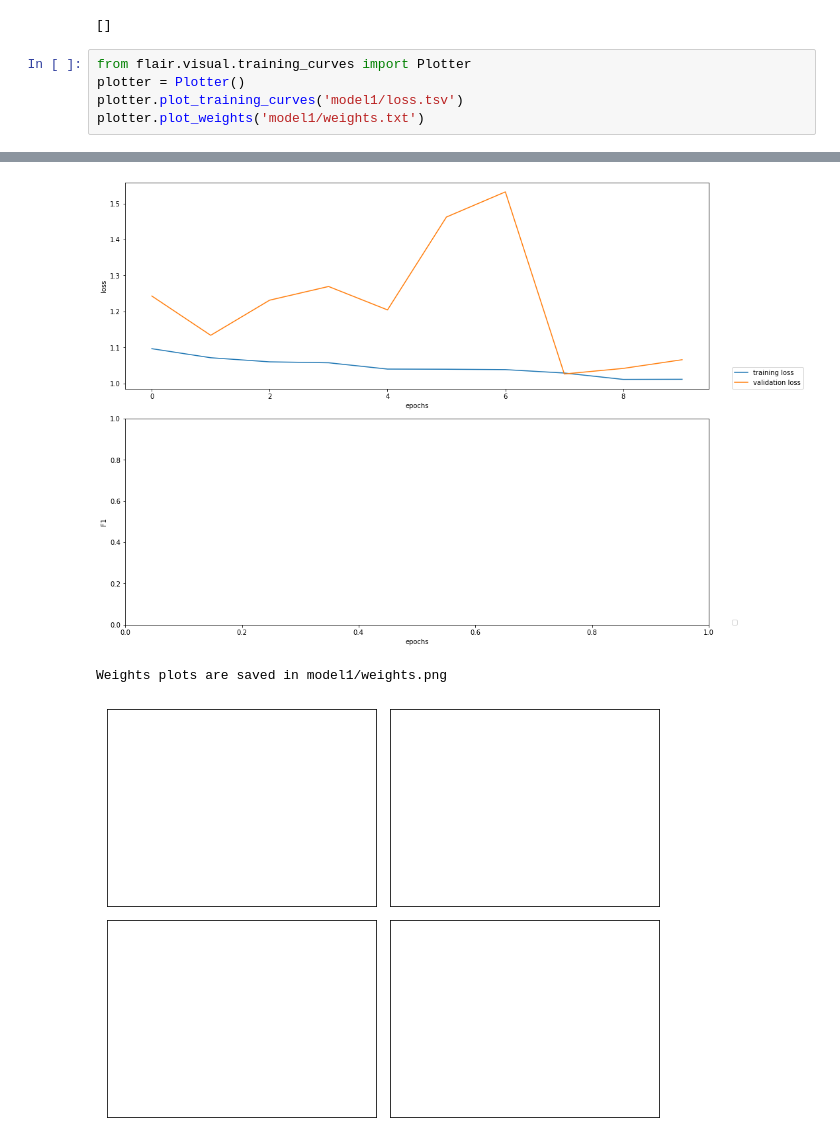
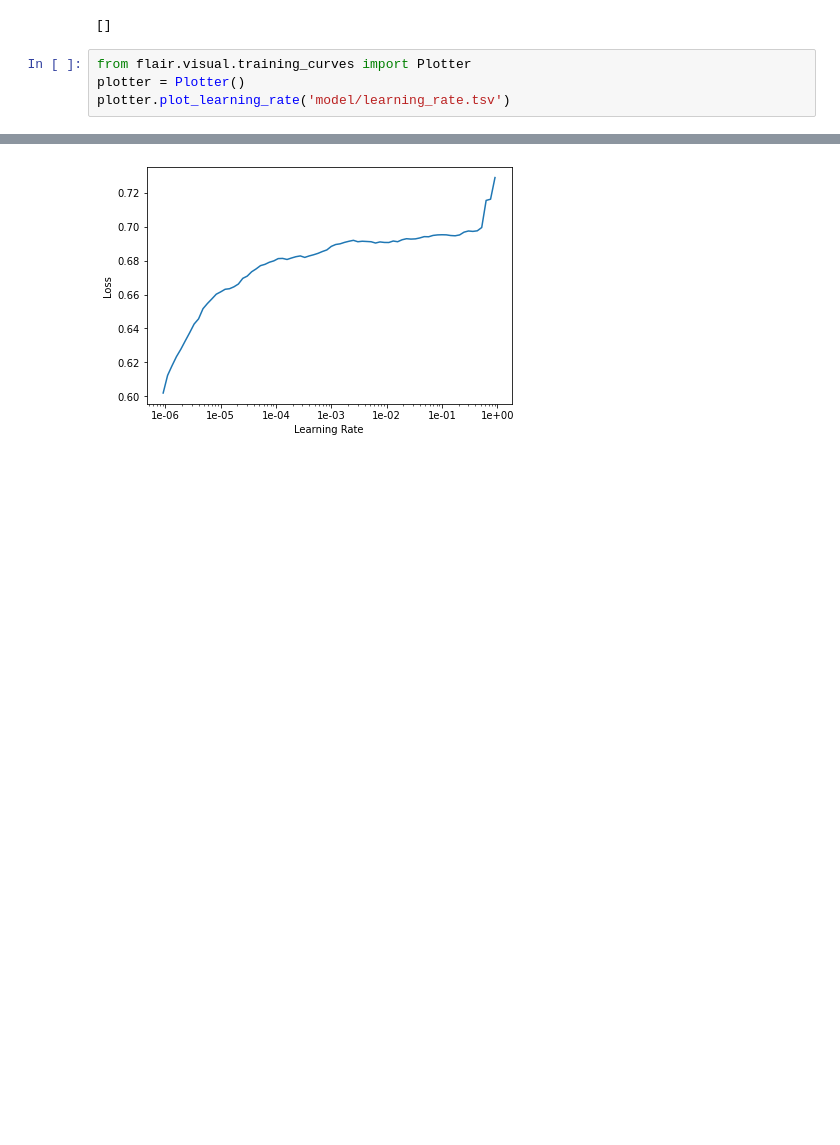
Before and after one commit to owenwjc/SentimentTrader, a Jupyter notebook: sentimentTesting.ipynb, the cells around one changed output, grey strips where cells are left out. Drawn from its saved outputs; the diff is of its cells as text; blank space fills up the shorter version.

Commit message:
Trying to tune hyperparameters to get consistent models

```diff
--- a/sentimentTesting.ipynb
+++ b/sentimentTesting.ipynb
@@ -149,6 +133,5 @@ sentence.labels
 # %%
 from flair.visual.training_curves import Plotter
 plotter = Plotter()
-plotter.plot_training_curves('model1/loss.tsv')
-plotter.plot_weights('model1/weights.txt')
+plotter.plot_learning_rate('model/learning_rate.tsv')
 # %% [output]
@@ -165,3 +139 @@ Loss and F1 plots are saved in model1/training.png
-[figure, old version]
+[figure, new version]
-Weights plots are saved in model1/weights.png
-[figure, removed]
```
Also changed, not shown: parts of 4 cells of this notebook, 1 other file.
